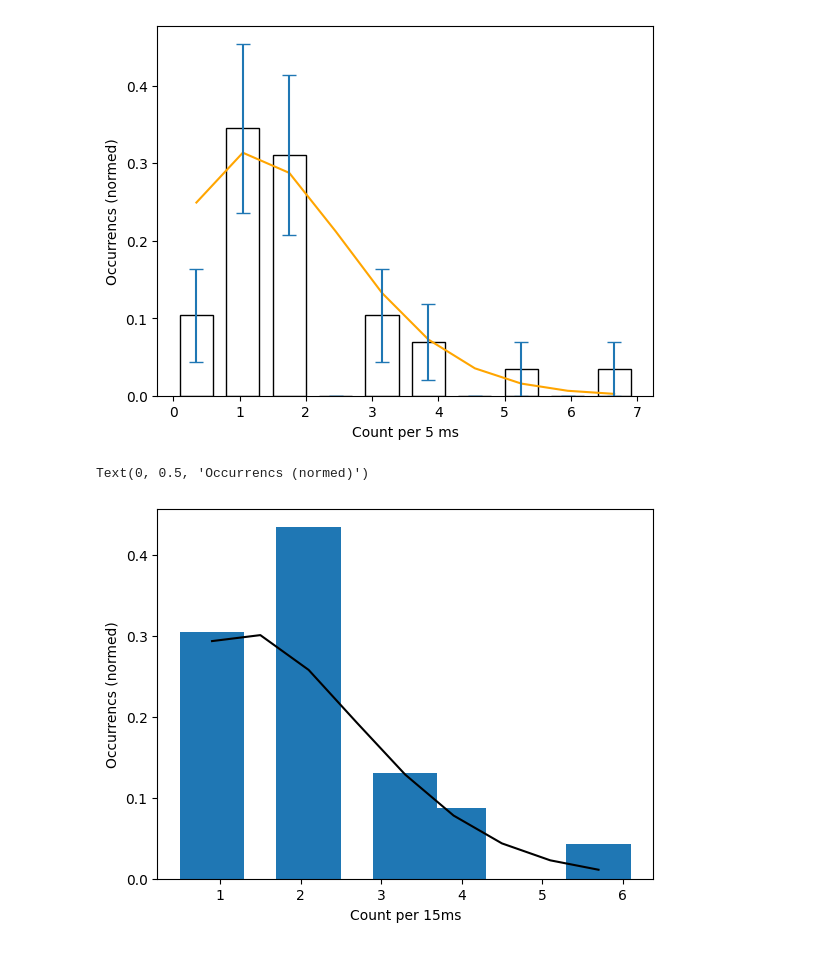
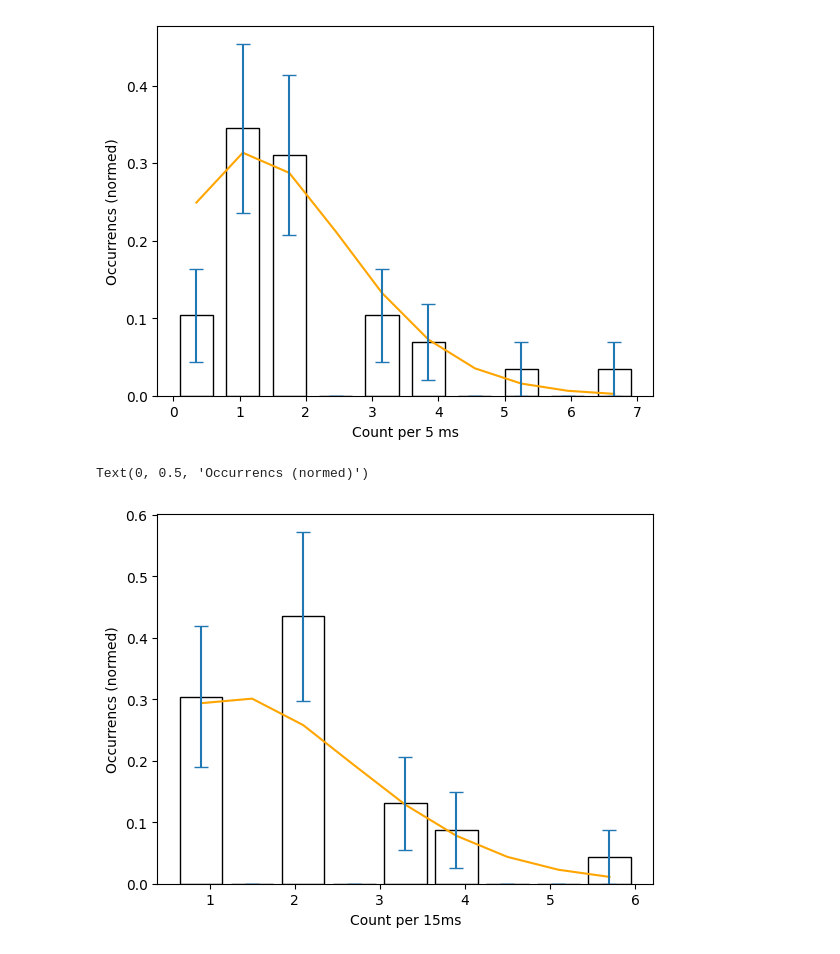
Before and after one commit to sarah-sev/SPAD, a Jupyter notebook: histplots.ipynb, the cells around one changed output. Drawn from its saved outputs; the diff is of its cells as text; code cells hidden in the pictures.

```diff
--- a/histplots.ipynb
+++ b/histplots.ipynb
@@ -25,17 +25,17 @@ Text(0, 0.5, 'Occurrencs (normed)')
 # %%
 def poss(n,l):
     return (l*.015)**n*np.exp(-l*.015)/factorial(n)
 
 params, _ = curve_fit(poss, data2["x"],data2["y"]/sum(data2["y"]))
 
-plt.plot(data2["x"],poss(data2["x"],params[0]),color='black')
-
-plt.bar(data2["x"], data2["y"]/sum(data2["y"]),align='center')
+plt.plot(data2["x"],poss(data2["x"],params[0]),color='orange')
+plt.errorbar(data2["x"], data2["y"]/sum(data2["y"]), yerr=np.sqrt(data2["y"])/sum(data2["y"]),fmt='none',ecolor='tab:blue', capsize=5)
+plt.bar(data2["x"], data2["y"]/sum(data2["y"]),align='center',edgecolor='black',width=0.5,color='white')
 plt.xlabel("Count per 15ms")
 plt.ylabel("Occurrencs (normed)")
 # %% [output]
 Text(0, 0.5, 'Occurrencs (normed)')
-[figure, old version]
+[figure, new version]
 # %%
 def poss(n,l):
     return (l*.01)**n*np.exp(-l*.01)/factorial(n)
```
Also changed, not shown: parts of 1 cell of this notebook.
